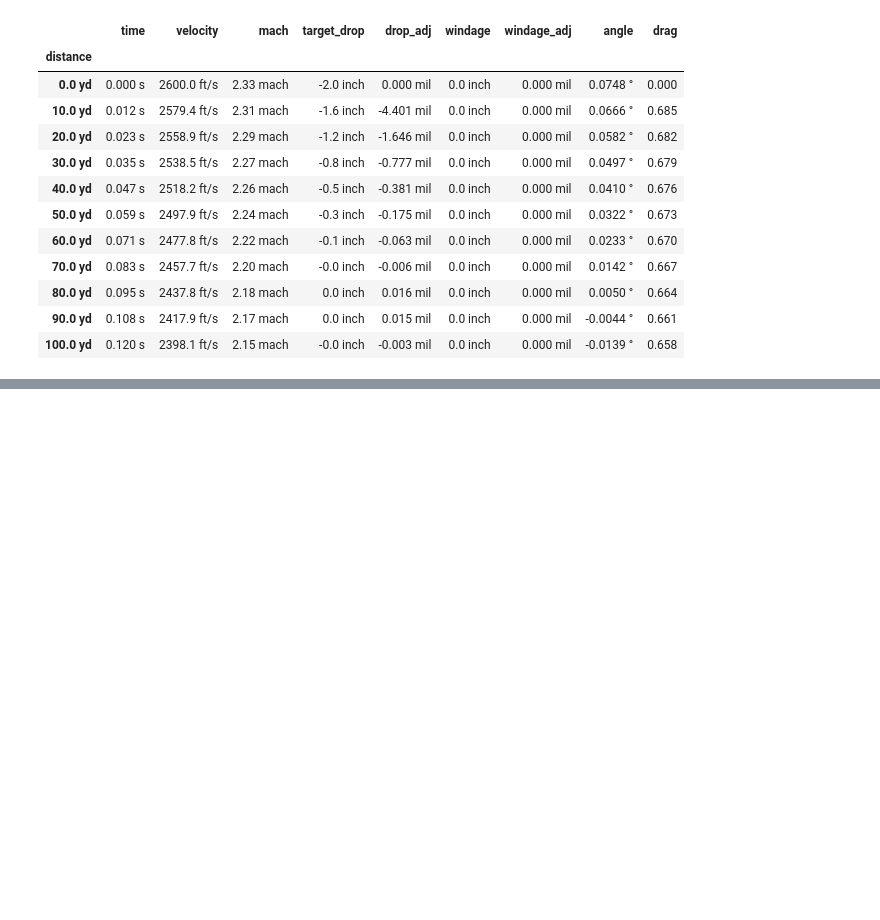
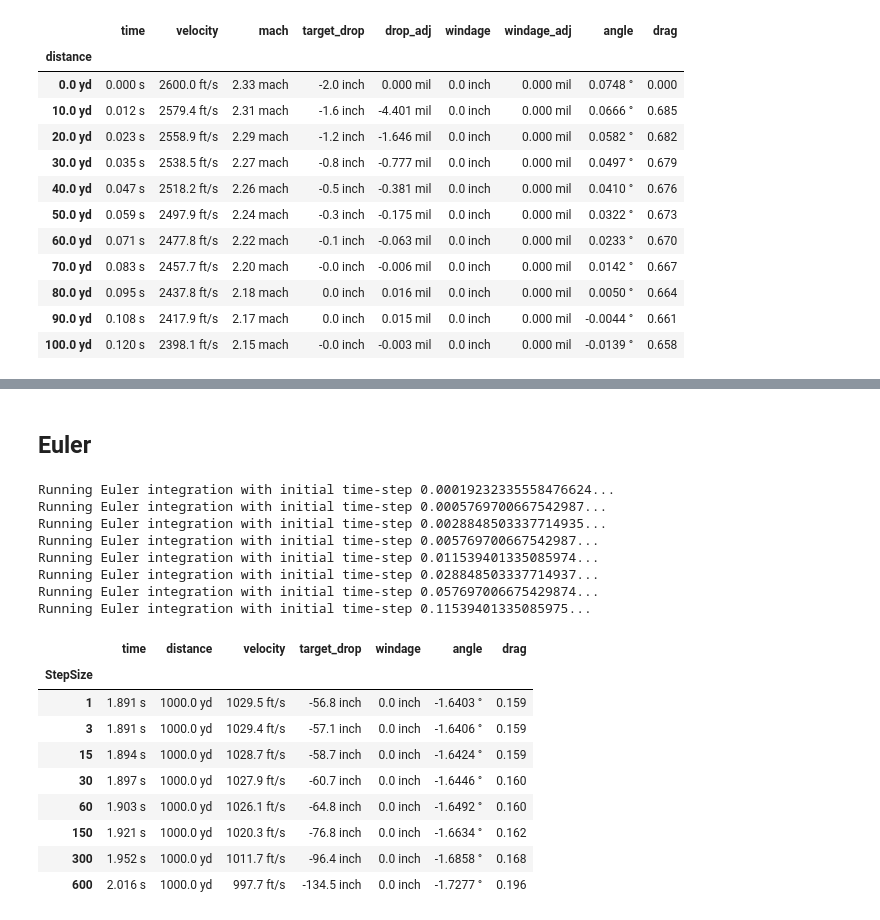
Before and after one commit to dbookstaber/py_ballistics, a Jupyter notebook: CalcStudies.ipynb, the cells around one changed output, grey strips where cells are left out. Drawn from its saved outputs; the diff is of its cells as text; code cells hidden in the pictures; blank space fills up the shorter version.

```diff
--- a/CalcStudies.ipynb
+++ b/CalcStudies.ipynb
@@ -97,0 +103,15 @@ Running RK4 dx integration...
+# %%
+set_calcMethod(CalcMethod.RK_dx)
+zero = Shot(weapon=Weapon(sight_height=2), ammo=Ammo(DragModel(0.22, TableG7), mv=Velocity.FPS(2600)), relative_angle=Angular.Mil(13))
+calc = Calculator()
+r = []
+for step in [1, 3, 15, 30, 60, 150, 300, 600]:
+    set_global_max_calc_step_size(Distance.Foot(step))
+    traj = calc.fire(zero, trajectory_range=Distance.Yard(1000))
+    dff = traj.dataframe(True).drop(['height', 'windage', 'mach', 'drop_adj', 'windage_adj', 'look_distance', 'density_factor', 'energy', 'ogw', 'flag'], axis=1).iloc[-1:]
+    dff['StepSize'] = step
+    r.append(dff)
+df = pandas.concat(r)
+df.set_index('StepSize', inplace=True)
+df.to_clipboard()
+df
@@ -97,0 +137,15 @@ Running RK4 dx integration...
+# %%
+set_calcMethod(CalcMethod.RK_dt)
+zero = Shot(weapon=Weapon(sight_height=2), ammo=Ammo(DragModel(0.22, TableG7), mv=Velocity.FPS(2600)), relative_angle=Angular.Mil(13))
+calc = Calculator()
+r = []
+for step in [1, 3, 15, 30, 60, 150, 300, 600]:
+    set_global_max_calc_step_size(Distance.Foot(step))
+    traj = calc.fire(zero, trajectory_range=Distance.Yard(1000))
+    dff = traj.dataframe(True).drop(['height', 'windage', 'mach', 'drop_adj', 'windage_adj', 'look_distance', 'density_factor', 'energy', 'ogw', 'flag'], axis=1).iloc[-1:]
+    dff['StepSize'] = step
+    r.append(dff)
+df = pandas.concat(r)
+df.set_index('StepSize', inplace=True)
+df.to_clipboard()
+df
@@ -97,0 +171,36 @@ Running RK4 dx integration...
+# %% [markdown]
+## Euler
+# %%
+set_calcMethod(CalcMethod.Euler)
+zero = Shot(weapon=Weapon(sight_height=2), ammo=Ammo(DragModel(0.22, TableG7), mv=Velocity.FPS(2600)), relative_angle=Angular.Mil(13))
+calc = Calculator()
+r = []
+for step in [1, 3, 15, 30, 60, 150, 300, 600]:
+    set_global_max_calc_step_size(Distance.Foot(step))
+    traj = calc.fire(zero, trajectory_range=Distance.Yard(1000))
+    dff = traj.dataframe(True).drop(['height', 'mach', 'drop_adj', 'windage_adj', 'look_distance', 'density_factor', 'energy', 'ogw', 'flag'], axis=1).iloc[-1:]
+    dff['StepSize'] = step
+    r.append(dff)
+df = pandas.concat(r)
+df.set_index('StepSize', inplace=True)
+df.to_clipboard()
+df
+# %% [output]
+Running Euler integration with initial time-step 0.00019232335558476624...
+Running Euler integration with initial time-step 0.0005769700667542987...
+Running Euler integration with initial time-step 0.0028848503337714935...
+Running Euler integration with initial time-step 0.005769700667542987...
+Running Euler integration with initial time-step 0.011539401335085974...
+Running Euler integration with initial time-step 0.028848503337714937...
+Running Euler integration with initial time-step 0.057697006675429874...
+Running Euler integration with initial time-step 0.11539401335085975...
+|  | time | distance | velocity | target_drop | windage | angle | drag |
+| StepSize |  |  |  |  |  |  |  |
+| 1 | 1.891 s | 1000.0 yd | 1029.5 ft/s | -56.8 inch | 0.0 inch | -1.6403 ° | 0.159 |
+| 3 | 1.891 s | 1000.0 yd | 1029.4 ft/s | -57.1 inch | 0.0 inch | -1.6406 ° | 0.159 |
+| 15 | 1.894 s | 1000.0 yd | 1028.7 ft/s | -58.7 inch | 0.0 inch | -1.6424 ° | 0.159 |
+| 30 | 1.897 s | 1000.0 yd | 1027.9 ft/s | -60.7 inch | 0.0 inch | -1.6446 ° | 0.160 |
+| 60 | 1.903 s | 1000.0 yd | 1026.1 ft/s | -64.8 inch | 0.0 inch | -1.6492 ° | 0.160 |
+| 150 | 1.921 s | 1000.0 yd | 1020.3 ft/s | -76.8 inch | 0.0 inch | -1.6634 ° | 0.162 |
+| 300 | 1.952 s | 1000.0 yd | 1011.7 ft/s | -96.4 inch | 0.0 inch | -1.6858 ° | 0.168 |
+| 600 | 2.016 s | 1000.0 yd | 997.7 ft/s | -134.5 inch | 0.0 inch | -1.7277 ° | 0.196 |
```
Also changed, not shown: parts of 11 cells of this notebook, 2 other files.
